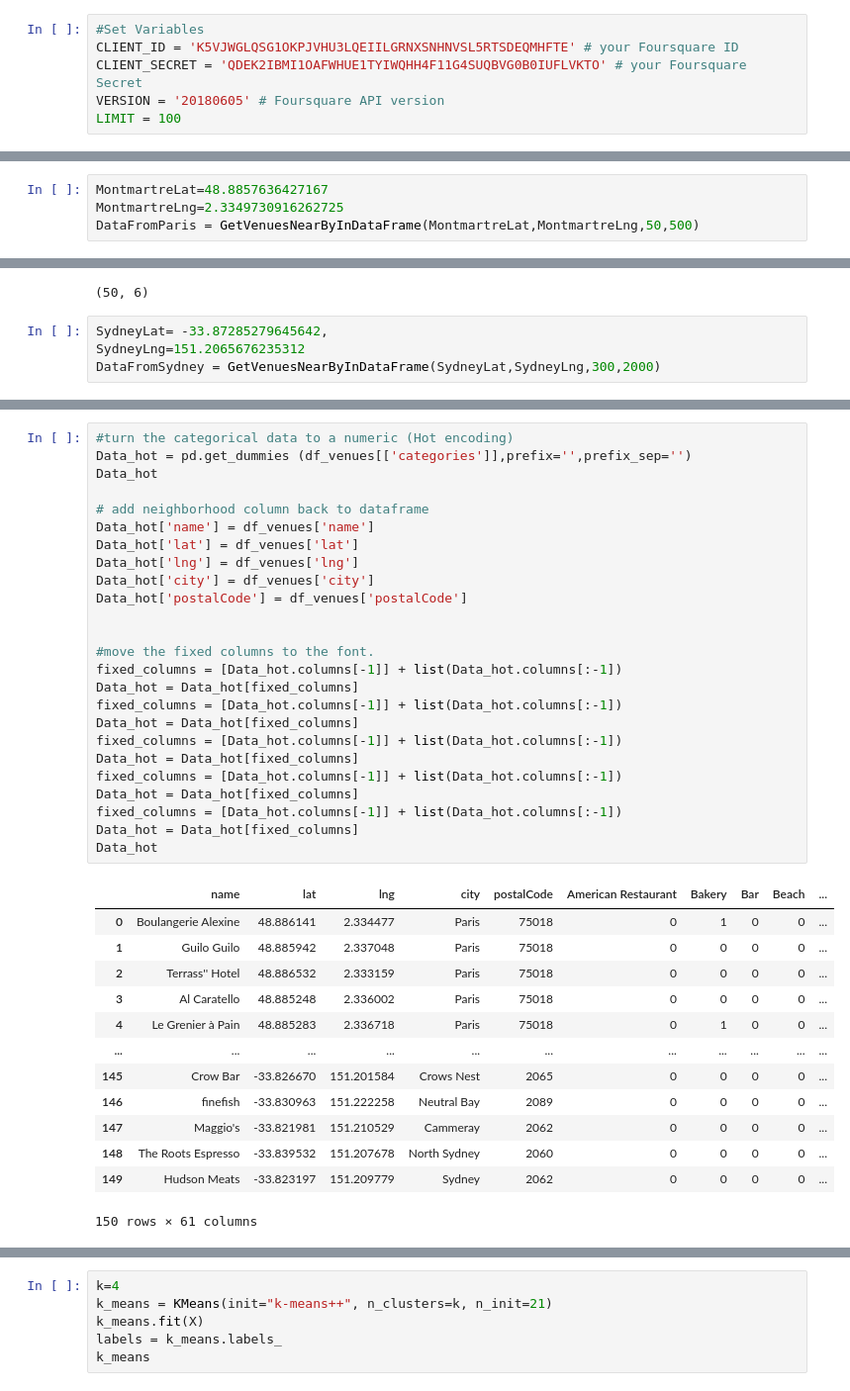
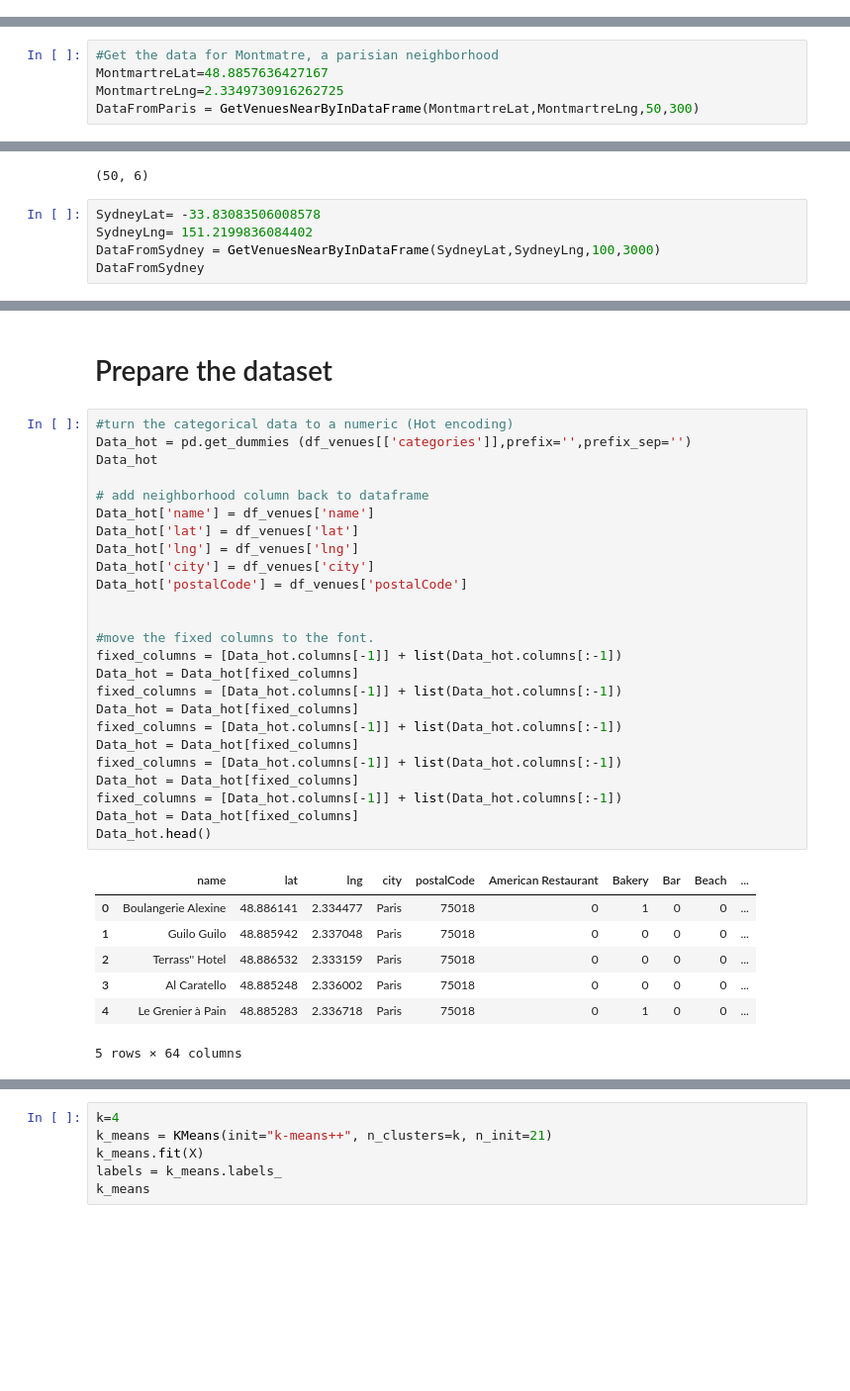
Before and after one commit to evapolini/Coursera_capstone, a Jupyter notebook: Capstone Assignment W5.ipynb, the cells around one changed output, grey strips where cells are left out. Shown at 99% size. Drawn from its saved outputs; the diff is of its cells as text; blank space fills up the shorter version.

```diff
--- a/Capstone Assignment W5.ipynb
+++ b/Capstone Assignment W5.ipynb
@@ -1,6 +0,0 @@
-# %%
-#Set Variables
-CLIENT_ID = 'K5VJWGLQSG1OKPJVHU3LQEIILGRNXSNHNVSL5RTSDEQMHFTE' # your Foursquare ID
-CLIENT_SECRET = 'QDEK2IBMI1OAFWHUE1TYIWQHH4F11G4SUQBVG0B0IUFLVKTO' # your Foursquare Secret
-VERSION = '20180605' # Foursquare API version
-LIMIT = 100
@@ -58,7 +63,8 @@ def GetVenuesNearByInDataFrame(Lat_param,Lng_param,Nb_max_venues,radius):
 
     return (nearby_venues )
 # %%
+#Get the data for Montmatre, a parisian neighborhood
 MontmartreLat=48.8857636427167
 MontmartreLng=2.3349730916262725
-DataFromParis = GetVenuesNearByInDataFrame(MontmartreLat,MontmartreLng,50,500)
+DataFromParis = GetVenuesNearByInDataFrame(MontmartreLat,MontmartreLng,50,300)
 # %% [output]
@@ -68,7 +90,8 @@ DataFromParis.shape
 # %% [output]
 (50, 6)
 # %%
-SydneyLat= -33.87285279645642,
-SydneyLng=151.2065676235312
-DataFromSydney = GetVenuesNearByInDataFrame(SydneyLat,SydneyLng,300,2000)
+SydneyLat= -33.83083506008578
+SydneyLng= 151.2199836084402
+DataFromSydney = GetVenuesNearByInDataFrame(SydneyLat,SydneyLng,100,3000)
+DataFromSydney
 # %% [output]
@@ -111,40 +140,36 @@ df_venues
+# %% [markdown]
+<H1>Prepare the dataset</H1>
 # %%
 #turn the categorical data to a numeric (Hot encoding)
 Data_hot = pd.get_dummies (df_venues[['categories']],prefix='',prefix_sep='')
 Data_hot
 
 # add neighborhood column back to dataframe
 Data_hot['name'] = df_venues['name']
 Data_hot['lat'] = df_venues['lat']
 Data_hot['lng'] = df_venues['lng']
 Data_hot['city'] = df_venues['city']
 Data_hot['postalCode'] = df_venues['postalCode']
 
 
 #move the fixed columns to the font.
 fixed_columns = [Data_hot.columns[-1]] + list(Data_hot.columns[:-1])
 Data_hot = Data_hot[fixed_columns]
 fixed_columns = [Data_hot.columns[-1]] + list(Data_hot.columns[:-1])
 Data_hot = Data_hot[fixed_columns]
 fixed_columns = [Data_hot.columns[-1]] + list(Data_hot.columns[:-1])
 Data_hot = Data_hot[fixed_columns]
 fixed_columns = [Data_hot.columns[-1]] + list(Data_hot.columns[:-1])
 Data_hot = Data_hot[fixed_columns]
 fixed_columns = [Data_hot.columns[-1]] + list(Data_hot.columns[:-1])
 Data_hot = Data_hot[fixed_columns]
-Data_hot
+Data_hot.head()
 # %% [output]
 |  | name | lat | lng | city | postalCode | American Restaurant | Bakery | Bar | Beach | ... |
 | 0 | Boulangerie Alexine | 48.886141 | 2.334477 | Paris | 75018 | 0 | 1 | 0 | 0 | ... |
 | 1 | Guilo Guilo | 48.885942 | 2.337048 | Paris | 75018 | 0 | 0 | 0 | 0 | ... |
 | 2 | Terrass'' Hotel | 48.886532 | 2.333159 | Paris | 75018 | 0 | 0 | 0 | 0 | ... |
 | 3 | Al Caratello | 48.885248 | 2.336002 | Paris | 75018 | 0 | 0 | 0 | 0 | ... |
 | 4 | Le Grenier à Pain | 48.885283 | 2.336718 | Paris | 75018 | 0 | 1 | 0 | 0 | ... |
-| ... | ... | ... | ... | ... | ... | ... | ... | ... | ... | ... |
-| 145 | Crow Bar | -33.826670 | 151.201584 | Crows Nest | 2065 | 0 | 0 | 0 | 0 | ... |
-| 146 | finefish | -33.830963 | 151.222258 | Neutral Bay | 2089 | 0 | 0 | 0 | 0 | ... |
-| 147 | Maggio's | -33.821981 | 151.210529 | Cammeray | 2062 | 0 | 0 | 0 | 0 | ... |
-| 148 | The Roots Espresso | -33.839532 | 151.207678 | North Sydney | 2060 | 0 | 0 | 0 | 0 | ... |
-| 149 | Hudson Meats | -33.823197 | 151.209779 | Sydney | 2062 | 0 | 0 | 0 | 0 | ... |
-150 rows × 61 columns
+5 rows × 64 columns
 # %%
```
Also changed, not shown: parts of 39 cells of this notebook.
